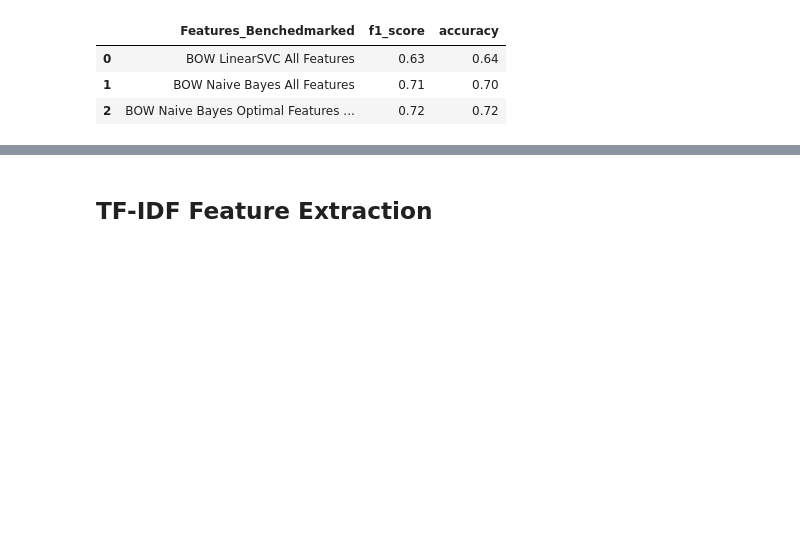
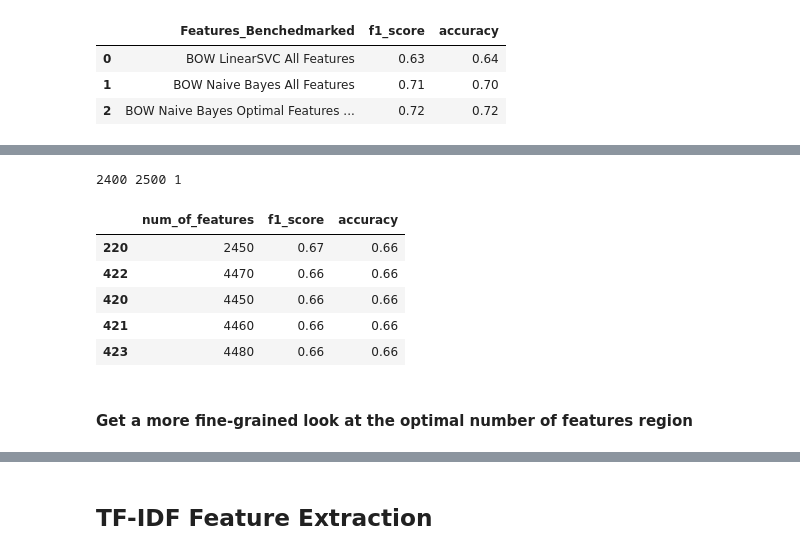
Before and after one commit to CSML1010-3-2020/NLPCourseProject, a Jupyter notebook: CSML1010_Group3_Course_Project_Feature_Engineering_Selection.ipynb, the cells around one changed output, grey strips where cells are left out. Saved outputs shown, nothing was run; the diff lists cells and outputs as text; code cells hidden in the pictures; blank space fills up the shorter version.

```diff
--- a/CSML1010_Group3_Course_Project_Feature_Engineering_Selection.ipynb
+++ b/CSML1010_Group3_Course_Project_Feature_Engineering_Selection.ipynb
@@ -577,0 +645,7 @@ df_benchmarks
+# %%
+rows = []
+for i in range(250, 5740, 10): # range(a, b, c) will count from a to b by intervals of c.
+    cm_i, pred_i, f1_i, report_i, accuracy_i = SelectBestModelFeatures_Chi(model_nb_bong, i, X_train_bong, y_train, X_test_bong, y_test)
+    rows.append([i, f1_i, accuracy_i])
+
+acc_df = pd.DataFrame(rows, columns=["num_of_features", "f1_score", "accuracy"])
@@ -577,0 +659,18 @@ df_benchmarks
+# %%
+Opt_no_of_feat = int(acc_df.sort_values(by='f1_score', ascending=False).iloc[0]['num_of_features'])
+Opt_no_of_feat
+a = Opt_no_of_feat - 50
+b = Opt_no_of_feat + 50
+c = 1
+print(a, b, c)
+acc_df.sort_values(by='f1_score', ascending=False).head(5)
+# %% [output]
+2400 2500 1
+|  | num_of_features | f1_score | accuracy |
+| 220 | 2450 | 0.67 | 0.66 |
+| 422 | 4470 | 0.66 | 0.66 |
+| 420 | 4450 | 0.66 | 0.66 |
+| 421 | 4460 | 0.66 | 0.66 |
+| 423 | 4480 | 0.66 | 0.66 |
+# %% [markdown]
+#### Get a more fine-grained look at the optimal number of features region
```
Also changed, not shown: parts of 64 cells of this notebook.
